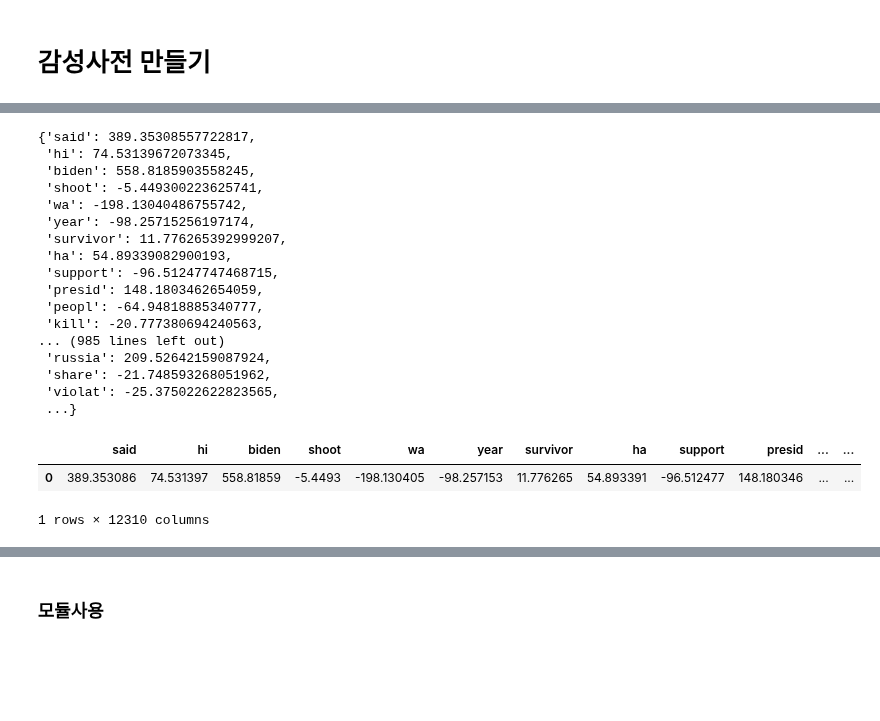
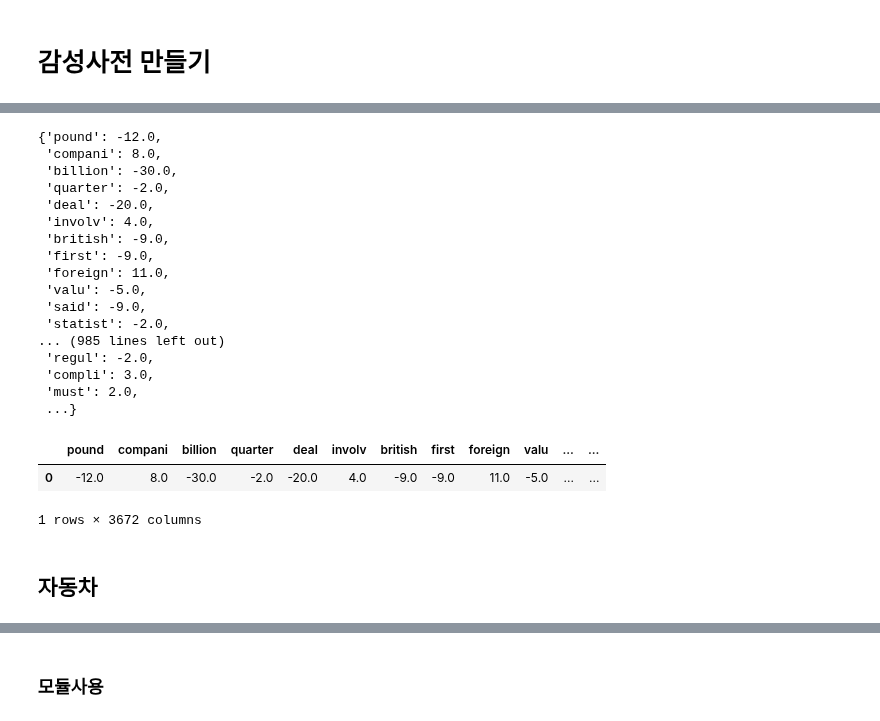
Before and after one commit to 21ckwj/fintech, a Jupyter notebook: 프로젝트4/감성사전만들기.ipynb, the cells around one changed output, grey strips where cells are left out. Saved outputs shown, nothing was run; the diff lists cells and outputs as text; code cells hidden in the pictures; blank space fills up the shorter version.

```diff
--- a/프로젝트4/감성사전만들기.ipynb
+++ b/프로젝트4/감성사전만들기.ipynb
@@ -283,0 +157,3 @@ cate_list
+# %%
+df =pd.read_csv('./data/감성사전전처리데이터/반도체와반도체장비_지수.csv',index_col=0)
+df.head()
@@ -283,0 +167,8 @@ cate_list
+# %%
+def kw_tolist(words):
+    kw_list = re.sub('[^A-Za-z ]',"",words).split()
+    return kw_list
+# %%
+df['kw_list'] = df['clean_news'].apply(kw_tolist)
+words_cnt = pd.Series(df['kw_list'][0]).value_counts()
+words_cnt
@@ -284,10 +193,10 @@ cate_list
 # %%
 senti_dic = dict()
 
-for d in range(len(df_merge1['date'])):  # 날짜
+for d in range(len(df['Date'])):  # 날짜
 
     # 하루뉴스의 단어 빈도수 series
-    words_cnt = pd.Series(df_merge1['clean_news'][d]).value_counts()
+    words_cnt = pd.Series(df['kw_list'][d]).value_counts()
 
     # 단어이름
     words = words_cnt.index
@@ -296,35 +205,39 @@ for d in range(len(df_merge1['date'])):  # 날짜
 
         #딕셔너리에 없는 단어일 경우 (처음 빈도수값*변동률) 대입
         if word not in senti_dic:
-            senti_dic[word] = words_cnt.loc[word] * df_merge[dif][d]
+            senti_dic[word] = words_cnt.loc[word] * df['label'][d]
 
         # 기존에 있는 단어라면 기존꺼에 추가
         else:
-            senti_dic[word] += words_cnt.loc[word] * df_merge[dif][d]
+            senti_dic[word] += words_cnt.loc[word] * df['label'][d]
 
 senti_dic
 # %% [output]
-{'said': 389.35308557722817,
- 'hi': 74.53139672073345,
- 'biden': 558.8185903558245,
- 'shoot': -5.449300223625741,
- 'wa': -198.13040486755742,
- 'year': -98.25715256197174,
- 'survivor': 11.776265392999207,
- 'ha': 54.89339082900193,
- 'support': -96.51247747468715,
- 'presid': 148.1803462654059,
- 'peopl': -64.94818885340777,
- 'kill': -20.777380694240563,
+{'pound': -12.0,
+ 'compani': 8.0,
+ 'billion': -30.0,
+ 'quarter': -2.0,
+ 'deal': -20.0,
+ 'involv': 4.0,
+ 'british': -9.0,
+ 'first': -9.0,
+ 'foreign': 11.0,
+ 'valu': -5.0,
+ 'said': -9.0,
+ 'statist': -2.0,
 ... (985 lines left out)
- 'russia': 209.52642159087924,
- 'share': -21.748593268051962,
- 'violat': -25.375022622823565,
+ 'regul': -2.0,
+ 'compli': 3.0,
+ 'must': 2.0,
  ...}
 # %%
+# 감성사전 폴더에 저장
 df_score = pd.DataFrame(senti_dic, index=[0])
+df_score.to_csv('./data/감성사전/반도체감성사전.csv')
 df_score
 # %% [output]
-|  | said | hi | biden | shoot | wa | year | survivor | ha | support | presid | ... | ... |
-| 0 | 389.353086 | 74.531397 | 558.81859 | -5.4493 | -198.130405 | -98.257153 | 11.776265 | 54.893391 | -96.512477 | 148.180346 | ... | ... |
+|  | pound | compani | billion | quarter | deal | involv | british | first | foreign | valu | ... | ... |
+| 0 | -12.0 | 8.0 | -30.0 | -2.0 | -20.0 | 4.0 | -9.0 | -9.0 | 11.0 | -5.0 | ... | ... |
-1 rows × 12310 columns
+1 rows × 3672 columns
+# %% [markdown]
+## 자동차
```
Also changed, not shown: parts of 63 cells of this notebook, 4 other files.
